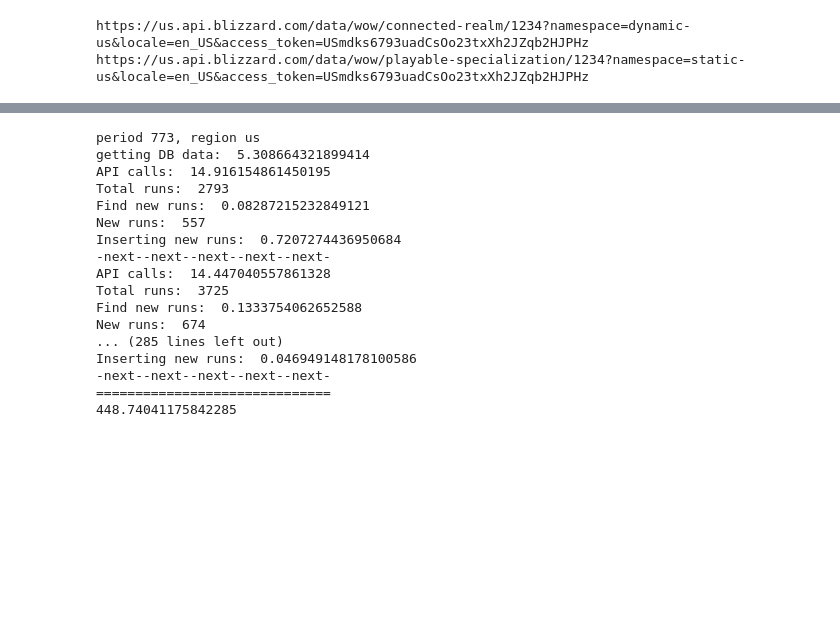
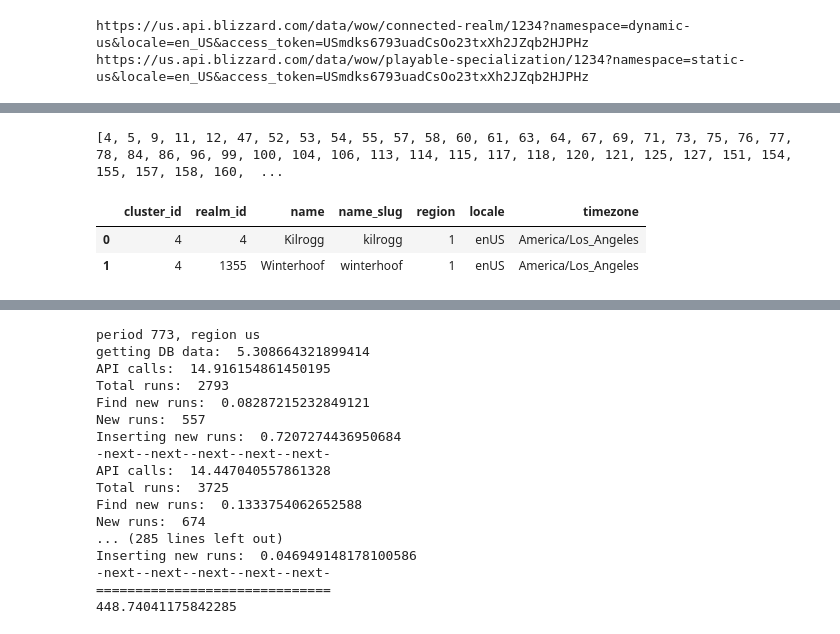
Before and after one commit to ily123/blizzard_api, a Jupyter notebook: _test_pipeline_methods.ipynb, the cells around one changed output, grey strips where cells are left out. Drawn from its saved outputs; the diff is of its cells as text; code cells hidden in the pictures; blank space fills up the shorter version.

```diff
--- a/_test_pipeline_methods.ipynb
+++ b/_test_pipeline_methods.ipynb
@@ -58,0 +154,18 @@ caller.get_class_spec_table()
+# %%
+# get list of shard ids
+importlib.reload(blizzard_api)
+caller = blizzard_api.Caller(access_token = api_token)
+result = caller.get_connected_realm_ids(region = "us")
+print(result)
+# %% [output]
+[4, 5, 9, 11, 12, 47, 52, 53, 54, 55, 57, 58, 60, 61, 63, 64, 67, 69, 71, 73, 75, 76, 77, 78, 84, 86, 96, 99, 100, 104, 106, 113, 114, 115, 117, 118, 120, 121, 125, 127, 151, 154, 155, 157, 158, 160,  ...
+# %%
+# get list of old realms inside a shard
+importlib.reload(blizzard_api)
+caller = blizzard_api.Caller(access_token = api_token)
+result = caller.get_connected_realm(region = "us", realm_id=4)
+pd.DataFrame(result)
+# %% [output]
+|  | cluster_id | realm_id | name | name_slug | region | locale | timezone |
+| 0 | 4 | 4 | Kilrogg | kilrogg | 1 | enUS | America/Los_Angeles |
+| 1 | 4 | 1355 | Winterhoof | winterhoof | 1 | enUS | America/Los_Angeles |
```
Also changed, not shown: parts of 13 cells of this notebook, 1 other file.
